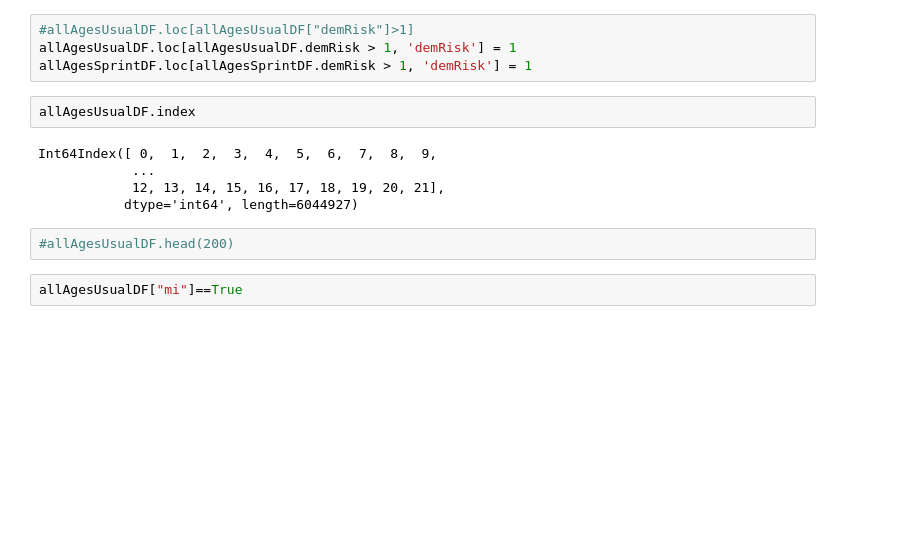
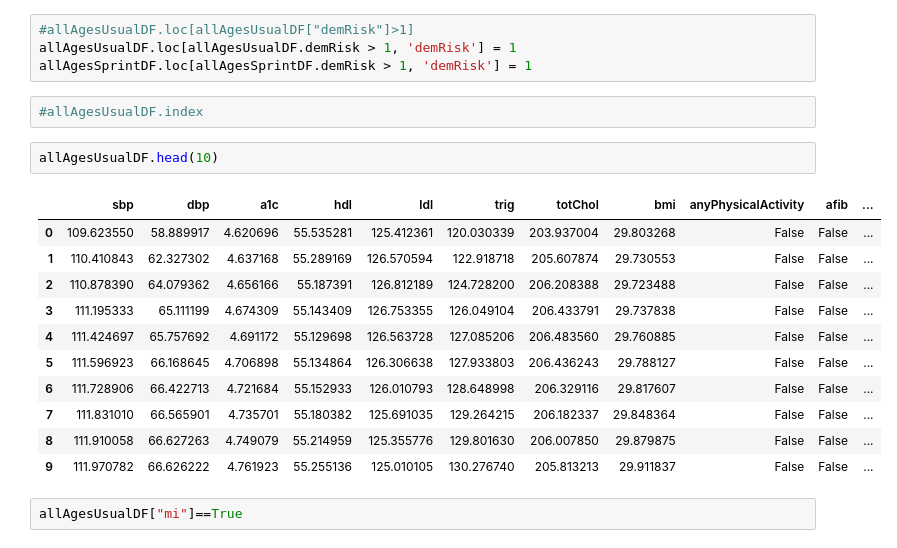
Before and after one commit to deligkaris/microsimNotebooks, a Jupyter notebook: findZeroAbsEffectSizes.ipynb, the cells around one changed output. Cells and saved outputs as stored; diff of their text form; blank space fills up the shorter version.

```diff
--- a/findZeroAbsEffectSizes.ipynb
+++ b/findZeroAbsEffectSizes.ipynb
@@ -133,15 +133,22 @@ Name: demRisk, dtype: float64
 #allAgesUsualDF.loc[allAgesUsualDF["demRisk"]>1]
 allAgesUsualDF.loc[allAgesUsualDF.demRisk > 1, 'demRisk'] = 1
 allAgesSprintDF.loc[allAgesSprintDF.demRisk > 1, 'demRisk'] = 1
-# %%
-allAgesUsualDF.index
-# %% [output]
-Int64Index([ 0,  1,  2,  3,  4,  5,  6,  7,  8,  9,
-            ...
-            12, 13, 14, 15, 16, 17, 18, 19, 20, 21],
-           dtype='int64', length=6044927)
 # %%
-#allAgesUsualDF.head(200)
+#allAgesUsualDF.index
+# %%
+allAgesUsualDF.head(10)
+# %% [output]
+|  | sbp | dbp | a1c | hdl | ldl | trig | totChol | bmi | anyPhysicalActivity | afib | ... |
+| 0 | 109.623550 | 58.889917 | 4.620696 | 55.535281 | 125.412361 | 120.030339 | 203.937004 | 29.803268 | False | False | ... |
+| 1 | 110.410843 | 62.327302 | 4.637168 | 55.289169 | 126.570594 | 122.918718 | 205.607874 | 29.730553 | False | False | ... |
+| 2 | 110.878390 | 64.079362 | 4.656166 | 55.187391 | 126.812189 | 124.728200 | 206.208388 | 29.723488 | False | False | ... |
+| 3 | 111.195333 | 65.111199 | 4.674309 | 55.143409 | 126.753355 | 126.049104 | 206.433791 | 29.737838 | False | False | ... |
+| 4 | 111.424697 | 65.757692 | 4.691172 | 55.129698 | 126.563728 | 127.085206 | 206.483560 | 29.760885 | False | False | ... |
+| 5 | 111.596923 | 66.168645 | 4.706898 | 55.134864 | 126.306638 | 127.933803 | 206.436243 | 29.788127 | False | False | ... |
+| 6 | 111.728906 | 66.422713 | 4.721684 | 55.152933 | 126.010793 | 128.648998 | 206.329116 | 29.817607 | False | False | ... |
+| 7 | 111.831010 | 66.565901 | 4.735701 | 55.180382 | 125.691035 | 129.264215 | 206.182337 | 29.848364 | False | False | ... |
+| 8 | 111.910058 | 66.627263 | 4.749079 | 55.214959 | 125.355776 | 129.801630 | 206.007850 | 29.879875 | False | False | ... |
+| 9 | 111.970782 | 66.626222 | 4.761923 | 55.255136 | 125.010105 | 130.276740 | 205.813213 | 29.911837 | False | False | ... |
 # %%
 allAgesUsualDF["mi"]==True
 # %%
```
Also changed, not shown: parts of 12 cells of this notebook.
